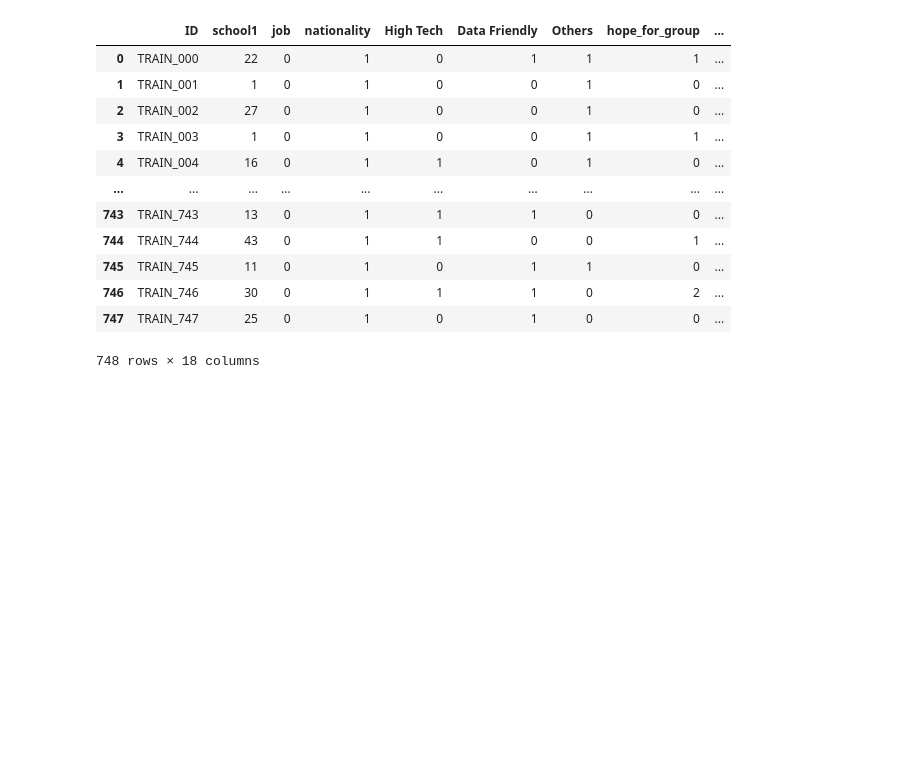
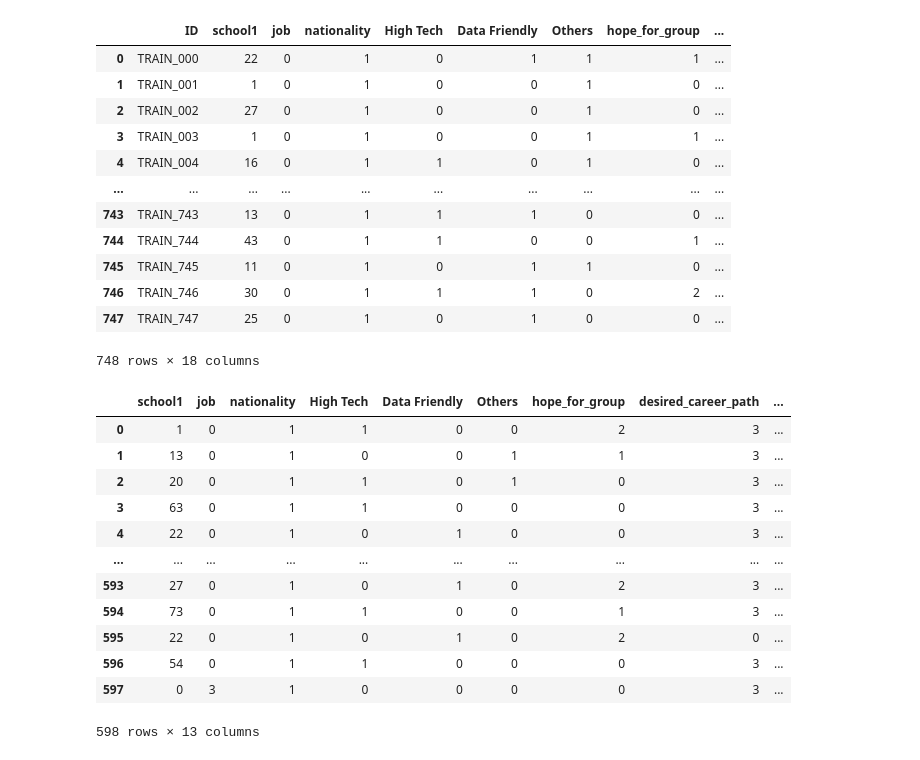
Before and after one commit to Qwmk-hub/dacon-project, a Jupyter notebook: notebook/Beta.ipynb, the cells around one changed output. Drawn from its saved outputs; the diff is of its cells as text; code cells hidden in the pictures; blank space fills up the shorter version.

```diff
--- a/notebook/Beta.ipynb
+++ b/notebook/Beta.ipynb
@@ -44,0 +123,16 @@ Y
+# %%
+train_df[cat_cols]
+# %% [output]
+|  | school1 | job | nationality | High Tech | Data Friendly | Others | hope_for_group | desired_career_path | ... |
+| 0 | 1 | 0 | 1 | 1 | 0 | 0 | 2 | 3 | ... |
+| 1 | 13 | 0 | 1 | 0 | 0 | 1 | 1 | 3 | ... |
+| 2 | 20 | 0 | 1 | 1 | 0 | 1 | 0 | 3 | ... |
+| 3 | 63 | 0 | 1 | 1 | 0 | 0 | 0 | 3 | ... |
+| 4 | 22 | 0 | 1 | 0 | 1 | 0 | 0 | 3 | ... |
+| ... | ... | ... | ... | ... | ... | ... | ... | ... | ... |
+| 593 | 27 | 0 | 1 | 0 | 1 | 0 | 2 | 3 | ... |
+| 594 | 73 | 0 | 1 | 1 | 0 | 0 | 1 | 3 | ... |
+| 595 | 22 | 0 | 1 | 0 | 1 | 0 | 2 | 0 | ... |
+| 596 | 54 | 0 | 1 | 1 | 0 | 0 | 0 | 3 | ... |
+| 597 | 0 | 3 | 1 | 0 | 0 | 0 | 0 | 3 | ... |
+598 rows × 13 columns
```
Also changed, not shown: parts of 3 cells of this notebook, 1 other file.
